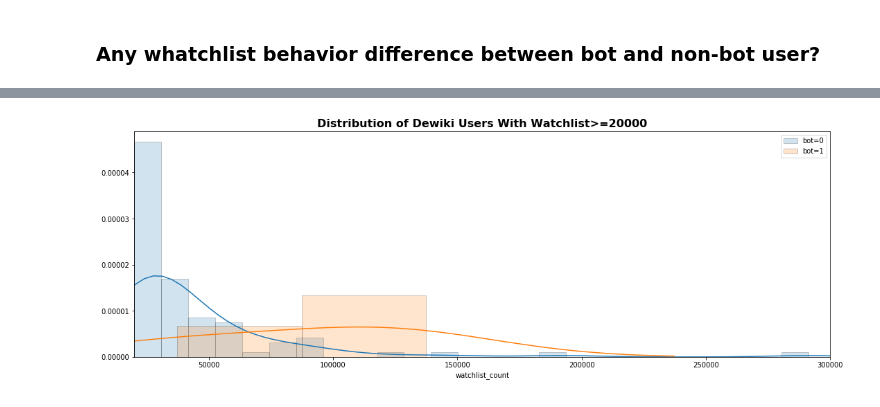
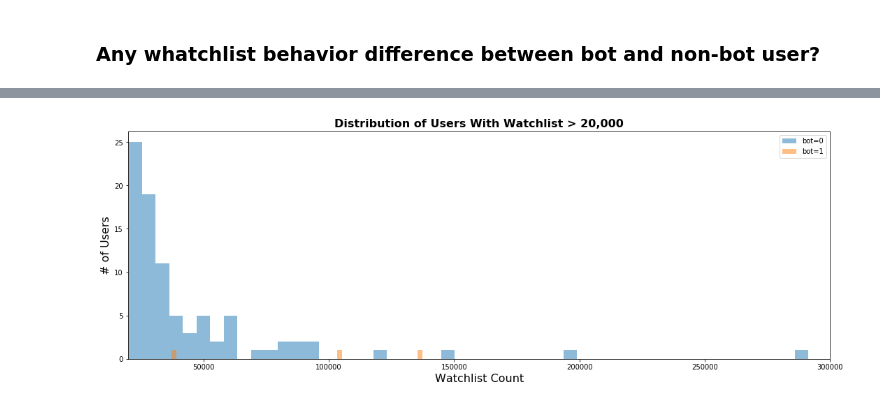
Before and after one commit to jenniferwang-wmf/CommTech_watchlist2020, a Jupyter notebook: watchlist_2020-02-17.ipynb, the cells around one changed output, grey strips where cells are left out. Saved outputs shown, nothing was run; the diff lists cells and outputs as text; code cells hidden in the pictures.

```diff
--- a/watchlist_2020-02-17.ipynb
+++ b/watchlist_2020-02-17.ipynb
@@ -240,17 +243,13 @@ df_watchlist_count_dewiki[df_watchlist_count_dewiki['bot']==0].describe()
 # %%
-hist_kws={'histtype': 'bar', 'edgecolor':'black', 'alpha': 0.2}
 plt.figure(figsize=(18, 6))
 plt.xlim(20000,300000)
-
-plt.title('Distribution of Dewiki Users With Watchlist>=20000',fontweight="bold",fontsize = 16)
-
-plt.savefig("distribution_dewiki_20000.png")
-
-sns.distplot(df_watchlist_count_dewiki[(df_watchlist_count_dewiki['bot'] == 0)&(df_watchlist_count_dewiki['watchlist_count']>= 20000)]['watchlist_count'], label='bot=0',
-              hist_kws=hist_kws)
-sns.distplot(df_watchlist_count_dewiki[(df_watchlist_count_dewiki['bot'] == 1)&(df_watchlist_count_dewiki['watchlist_count']>= 20000)]['watchlist_count'], label='bot=1',
-              hist_kws=hist_kws)
+plt.hist(df_watchlist_count_dewiki[(df_watchlist_count_dewiki['bot'] == 0)&(df_watchlist_count_dewiki['watchlist_count']>= 20000)]['watchlist_count'], bins=50, histtype='bar', label='bot=0',alpha=0.5)
+plt.hist(df_watchlist_count_dewiki[(df_watchlist_count_dewiki['bot'] == 1)&(df_watchlist_count_dewiki['watchlist_count']>= 20000)]['watchlist_count'], bins=50, histtype='bar', label='bot=1',alpha=0.5)
+plt.title('Distribution of Users With Watchlist > 20,000',fontweight="bold",fontsize = 16)
+plt.ylabel('# of Users',fontsize = 16)
+plt.xlabel('Watchlist Count',fontsize = 16)
+plt.savefig("distribution_dewiki_20000_1.png")
 plt.legend()
 plt.show()
 # %% [output]
-[figure, old version]
+[figure, new version]
```
Also changed, not shown: parts of 15 cells of this notebook.
